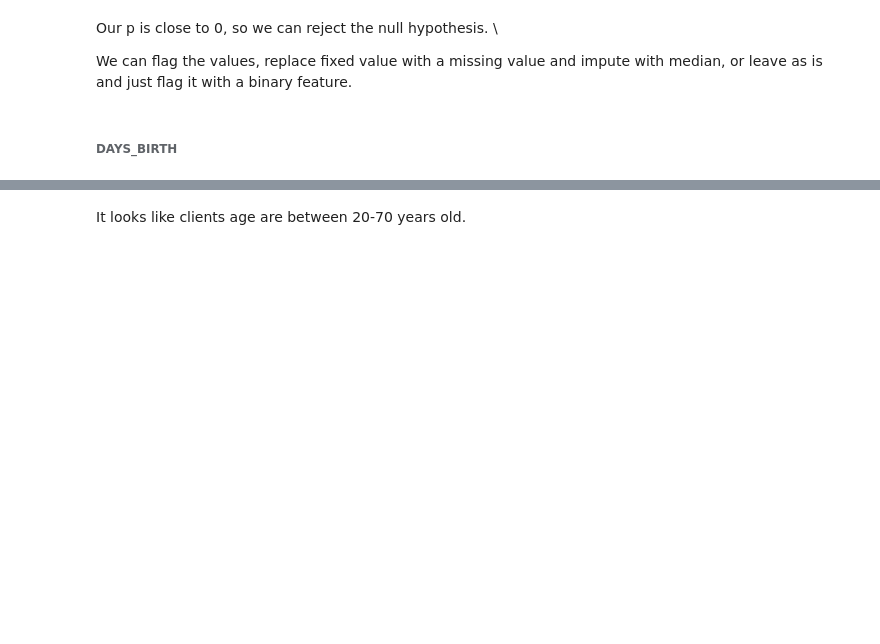
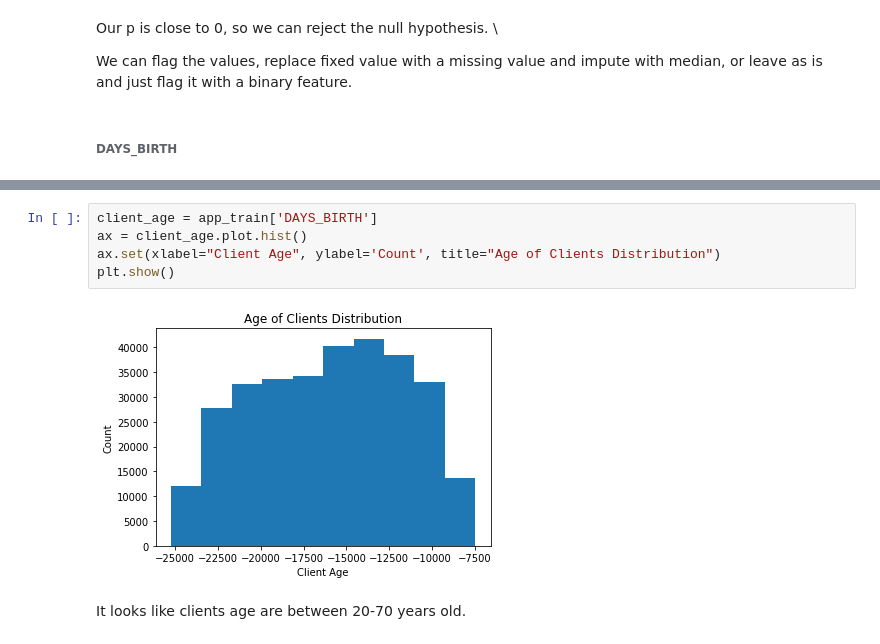
Before and after one commit to LeonMilosevic/home_credit, a Jupyter notebook: home_credit.ipynb, the cells around one changed output, grey strips where cells are left out. Cells and saved outputs as stored; diff of their text form; blank space fills up the shorter version.

```diff
--- a/home_credit.ipynb
+++ b/home_credit.ipynb
@@ -450,3 +462,10 @@ client_age.plot.hist()
+# %%
+client_age = app_train['DAYS_BIRTH']
+ax = client_age.plot.hist()
+ax.set(xlabel="Client Age", ylabel='Count', title="Age of Clients Distribution")
+plt.show()
+# %% [output]
+[figure, added]
 # %% [markdown]
 It looks like clients age are between 20-70 years old.
 # %% [markdown]
```
Also changed, not shown: parts of 27 cells of this notebook.
